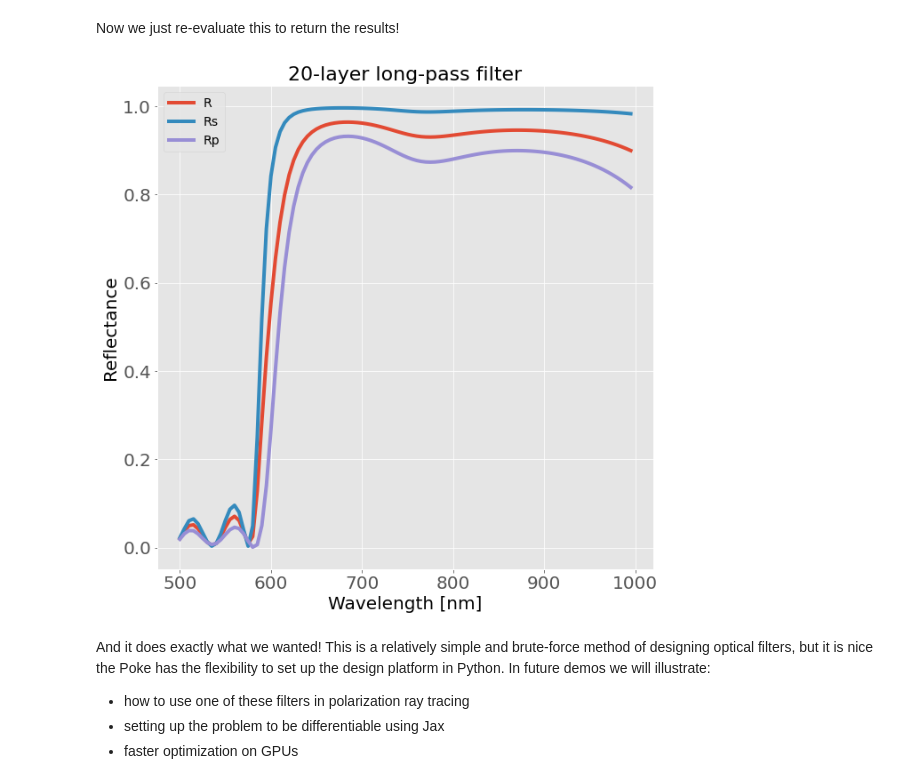
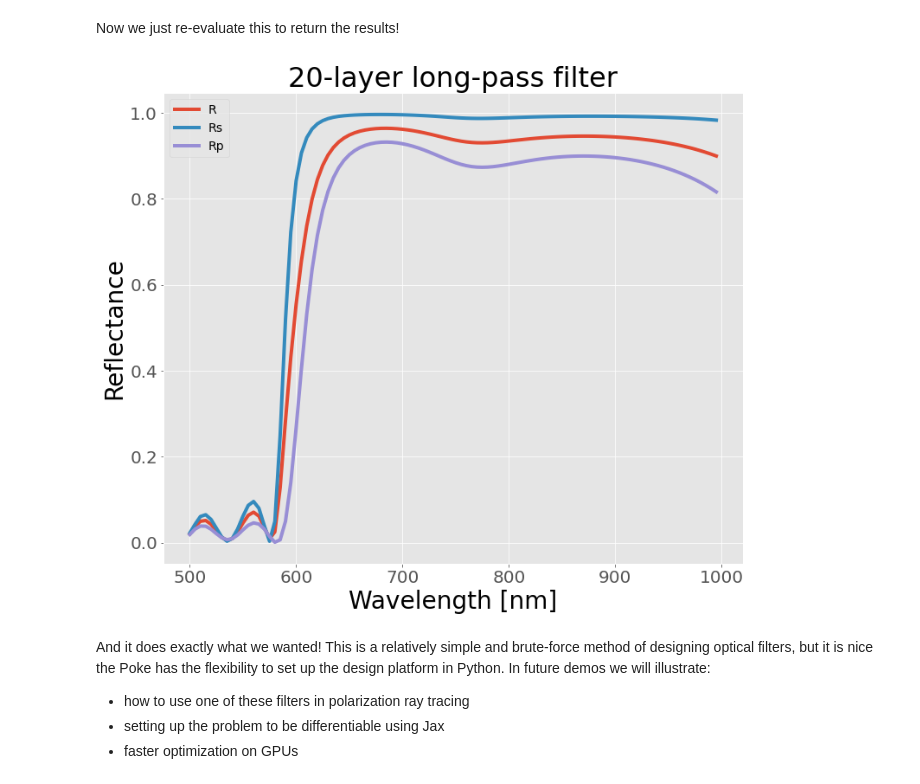
Before and after one commit to Jashcraf/poke, a Jupyter notebook: docs/notebooks/thinfilm_optimization.ipynb, the cells around one changed output. Saved outputs shown, nothing was run; the diff lists cells and outputs as text; code cells hidden in the pictures.

```diff
--- a/docs/notebooks/thinfilm_optimization.ipynb
+++ b/docs/notebooks/thinfilm_optimization.ipynb
@@ -198,17 +198,17 @@ rs,_ = compute_thin_films_broadcasted(stack,np.radians(aoi),wvl,substrate_index=
 rp,_ = compute_thin_films_broadcasted(stack,np.radians(aoi),wvl,substrate_index=1.5,polarization='p')
 R = (np.abs(rs)**2 + np.abs(rp)**2)/2
 # %%
-plt.figure(figsize=[10,10])
-plt.title('20-layer long-pass filter')
+plt.figure(figsize=[12,10])
+plt.title('20-layer long-pass filter',fontsize=32)
 plt.plot(wvl*1e3,R,label='R')
 plt.plot(wvl*1e3,np.abs(rs)**2,label='Rs')
 plt.plot(wvl*1e3,np.abs(rp)**2,label='Rp')
 plt.legend()
-plt.ylabel('Reflectance',fontsize=20)
-plt.xlabel('Wavelength [nm]',fontsize=20)
+plt.ylabel('Reflectance',fontsize=28)
+plt.xlabel('Wavelength [nm]',fontsize=28)
 plt.show()
 # %% [output]
-[figure, old version]
+[figure, new version]
 # %% [markdown]
 And it does exactly what we wanted! This is a relatively simple and brute-force method of designing optical filters, but it is nice the Poke has the flexibility to set up the design platform in Python. In future demos we will illustrate:
 - how to use one of these filters in polarization ray tracing
```
Also changed, not shown: parts of 2 cells of this notebook, 25 other files.
